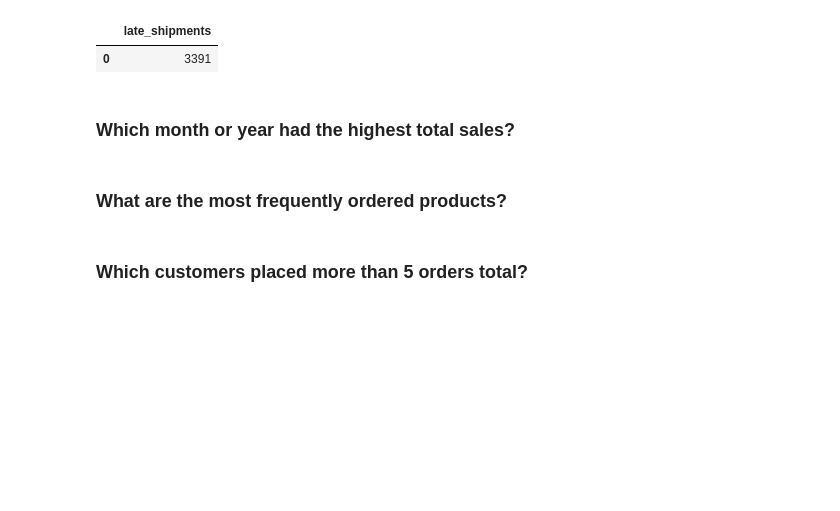
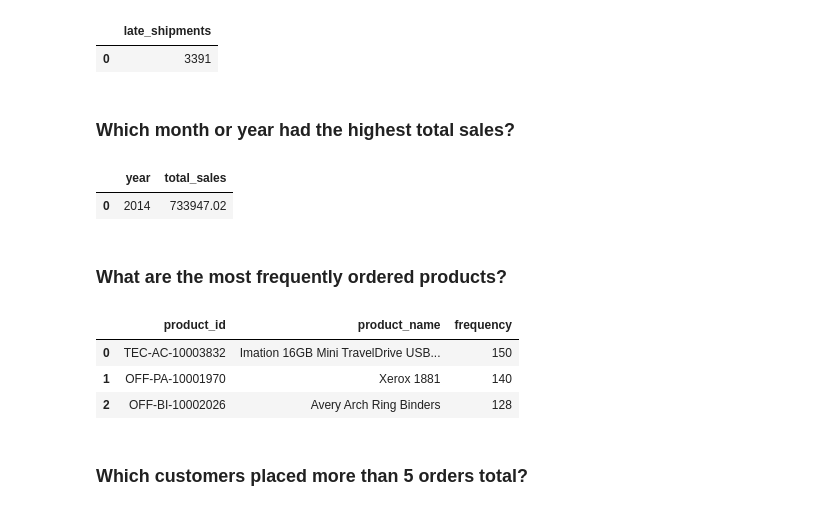
Before and after one commit to JishGorft/CY_DA_Mod3, a Jupyter notebook: Week4/notebooks/superstore_sales_workflow.ipynb, the cells around one changed output. Cells and saved outputs as stored; diff of their text form; code cells hidden in the pictures; blank space fills up the shorter version.

```diff
--- a/Week4/notebooks/superstore_sales_workflow.ipynb
+++ b/Week4/notebooks/superstore_sales_workflow.ipynb
@@ -301,2 +297,17 @@ result7
+# %%
+query7 = """
+SELECT
+    STRFTIME('%Y', o.order_date) AS year,
+    ROUND(SUM(od.sales), 2) AS total_sales
+FROM orders o
+JOIN order_details od ON od.order_id = o.order_id
+GROUP BY year
+ORDER BY total_sales DESC LIMIT 1;
+"""
+result7 = pd.read_sql(query7, conn)
+result7
+# %% [output]
+|  | year | total_sales |
+| 0 | 2014 | 733947.02 |
 # %% [markdown]
 ### What are the most frequently ordered products?
@@ -307,2 +314,20 @@ result8
+# %%
+query8 = """
+SELECT
+    od.product_id,
+    p.product_name,
+    SUM(od.quantity) AS frequency
+FROM order_details od
+JOIN products p ON p.product_id = od.product_id
+GROUP BY od.product_id
+ORDER BY frequency DESC LIMIT 3;
+"""
+result8 = pd.read_sql(query8, conn)
+result8
+# %% [output]
+|  | product_id | product_name | frequency |
+| 0 | TEC-AC-10003832 | Imation 16GB Mini TravelDrive USB... | 150 |
+| 1 | OFF-PA-10001970 | Xerox 1881 | 140 |
+| 2 | OFF-BI-10002026 | Avery Arch Ring Binders | 128 |
 # %% [markdown]
 ### Which customers placed more than 5 orders total?
```
Also changed, not shown: parts of 11 cells of this notebook.
